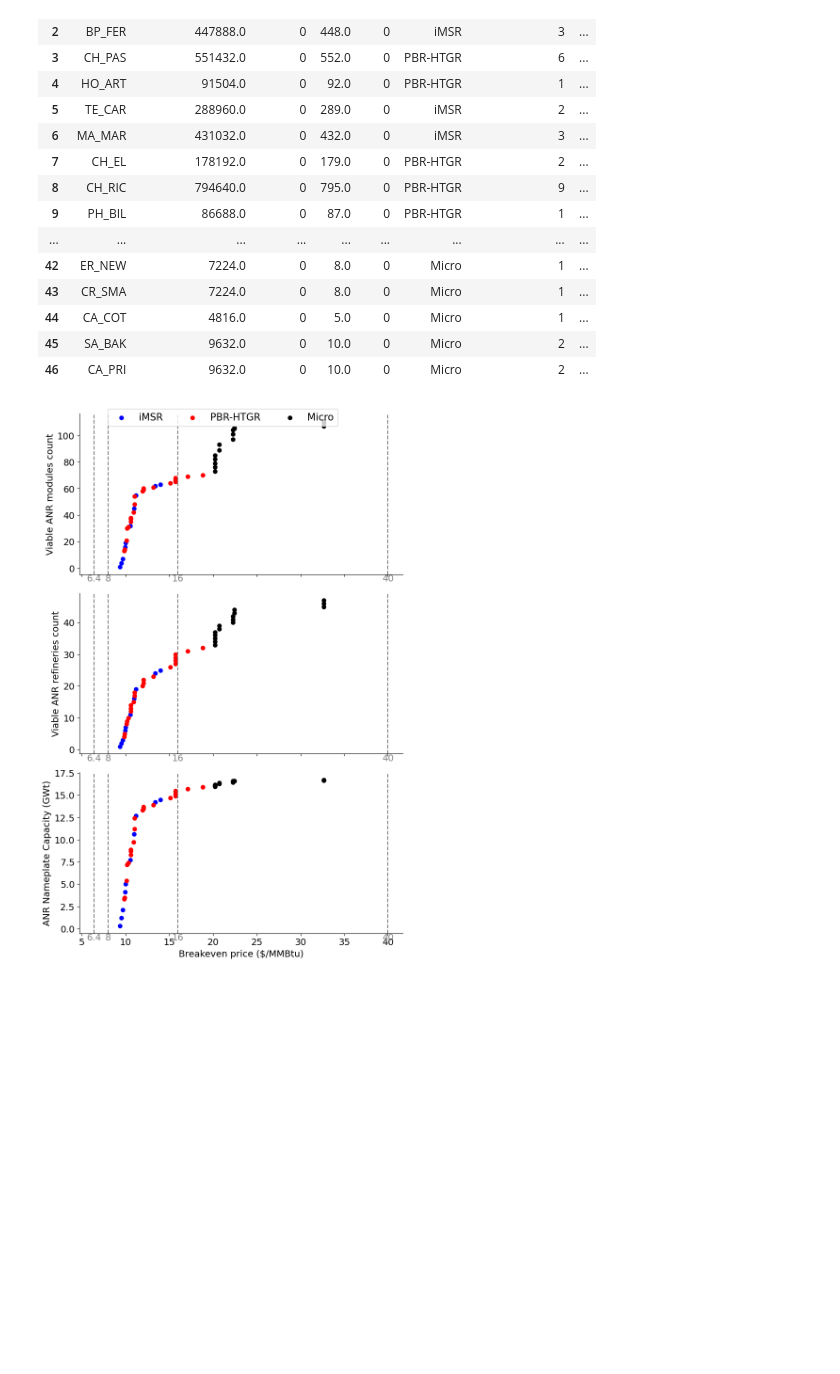
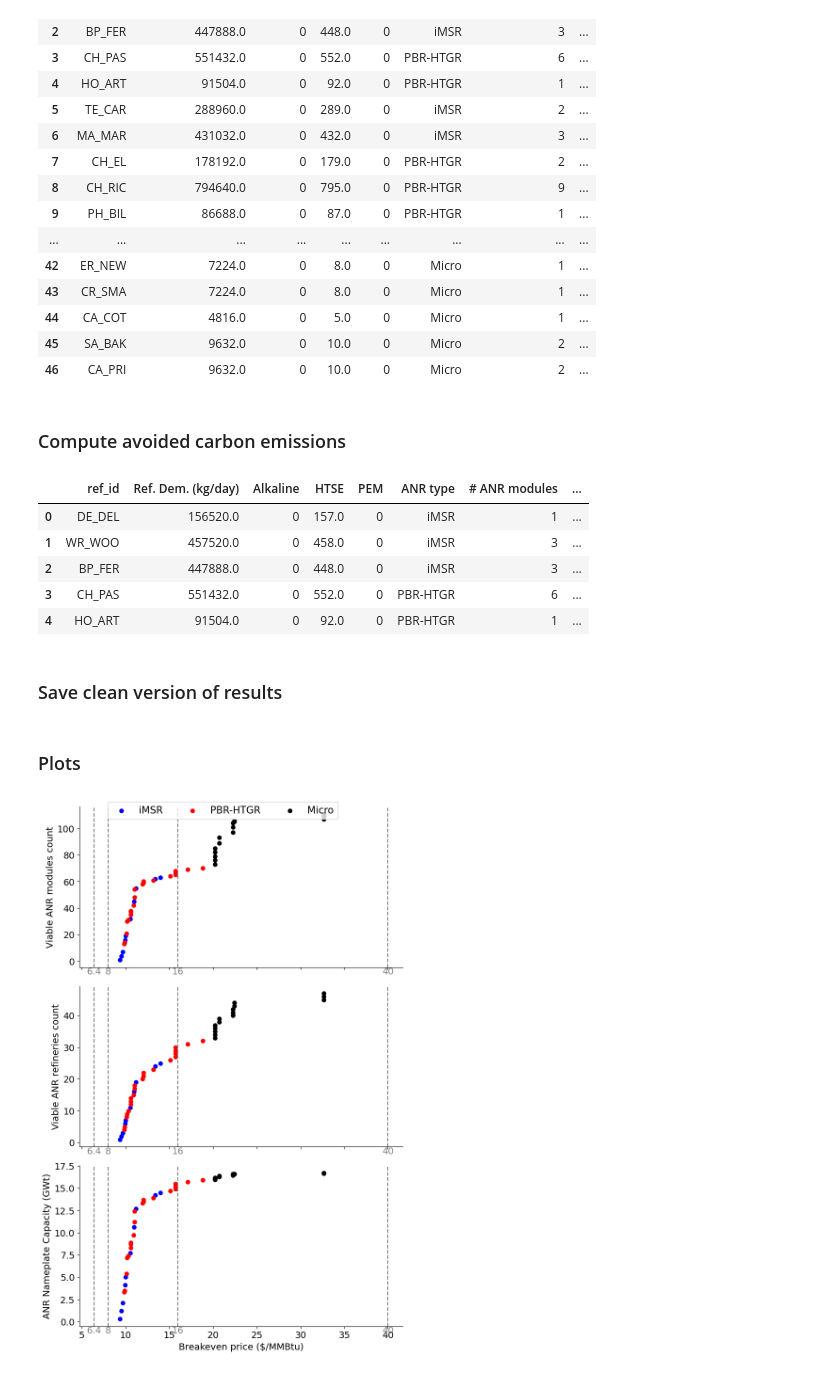
Before and after one commit to mgarrouste/SMR_deployment, a Jupyter notebook: code/pp_breakeven.ipynb, the cells around one changed output. Drawn from its saved outputs; the diff is of its cells as text; code cells hidden in the pictures; blank space fills up the shorter version.

Commit message:
Compute avoided co2 emissions and save clean results to csv

```diff
--- a/code/pp_breakeven.ipynb
+++ b/code/pp_breakeven.ipynb
@@ -85,3 +89,18 @@ df
 | 44 | CA_COT | 4816.0 | 0 | 5.0 | 0 | Micro | 1 | ... |
 | 45 | SA_BAK | 9632.0 | 0 | 10.0 | 0 | Micro | 2 | ... |
 | 46 | CA_PRI | 9632.0 | 0 | 10.0 | 0 | Micro | 2 | ... |
+# %% [markdown]
+### Compute avoided carbon emissions
+# %%
+SMR_carbon_intensity = 11.888 #kgCO2eq/kgH2
+df['Ann. avoided CO2 emissions (MMT-CO2/year)'] = (df['Ref. Dem. (kg/day)']*365*SMR_carbon_intensity - df['Ann. carbon emissions (kgCO2eq/year)'])/1e9
+df.head(5)
+# %% [output]
+|  | ref_id | Ref. Dem. (kg/day) | Alkaline | HTSE | PEM | ANR type | # ANR modules | ... |
+| 0 | DE_DEL | 156520.0 | 0 | 157.0 | 0 | iMSR | 1 | ... |
+| 1 | WR_WOO | 457520.0 | 0 | 458.0 | 0 | iMSR | 3 | ... |
+| 2 | BP_FER | 447888.0 | 0 | 448.0 | 0 | iMSR | 3 | ... |
+| 3 | CH_PAS | 551432.0 | 0 | 552.0 | 0 | PBR-HTGR | 6 | ... |
+| 4 | HO_ART | 91504.0 | 0 | 92.0 | 0 | PBR-HTGR | 1 | ... |
+# %% [markdown]
+### Save clean version of results
@@ -88,3 +110,5 @@ df
+# %% [markdown]
+### Plots
 # %%
 #Use latex font
 #plt.rcParams['text.usetex'] = True
```
Also changed, not shown: parts of 3 cells of this notebook.
